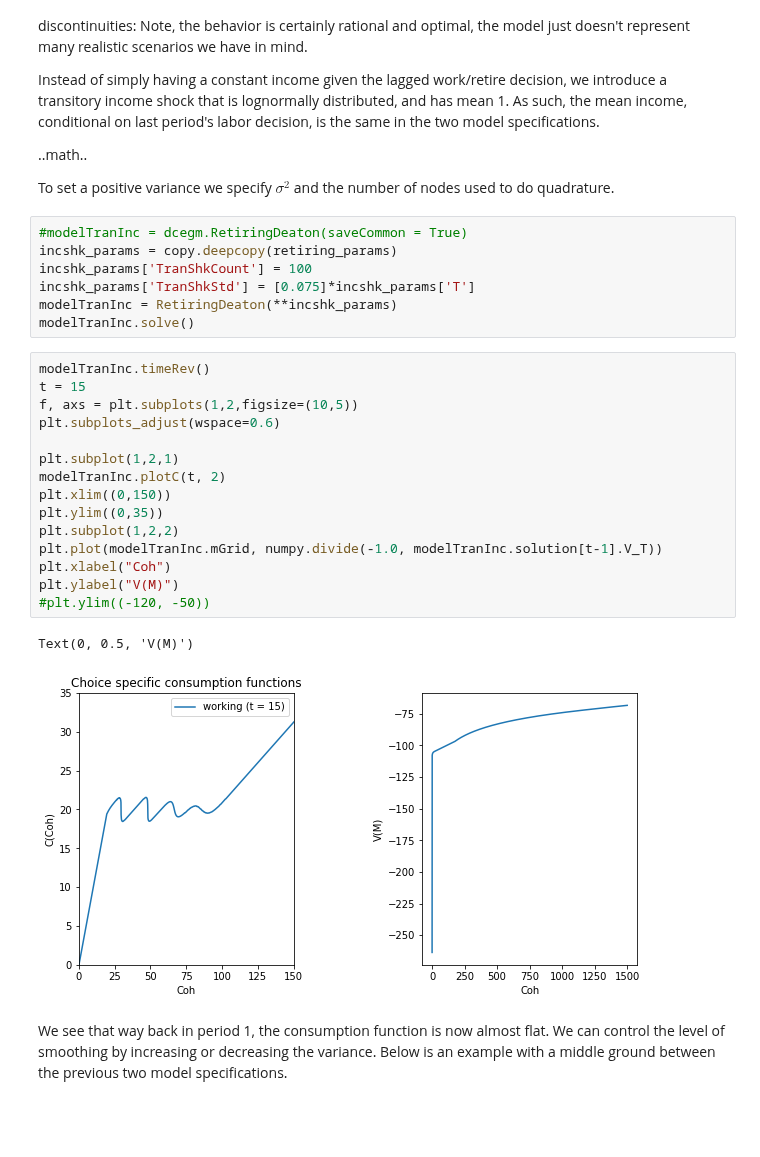
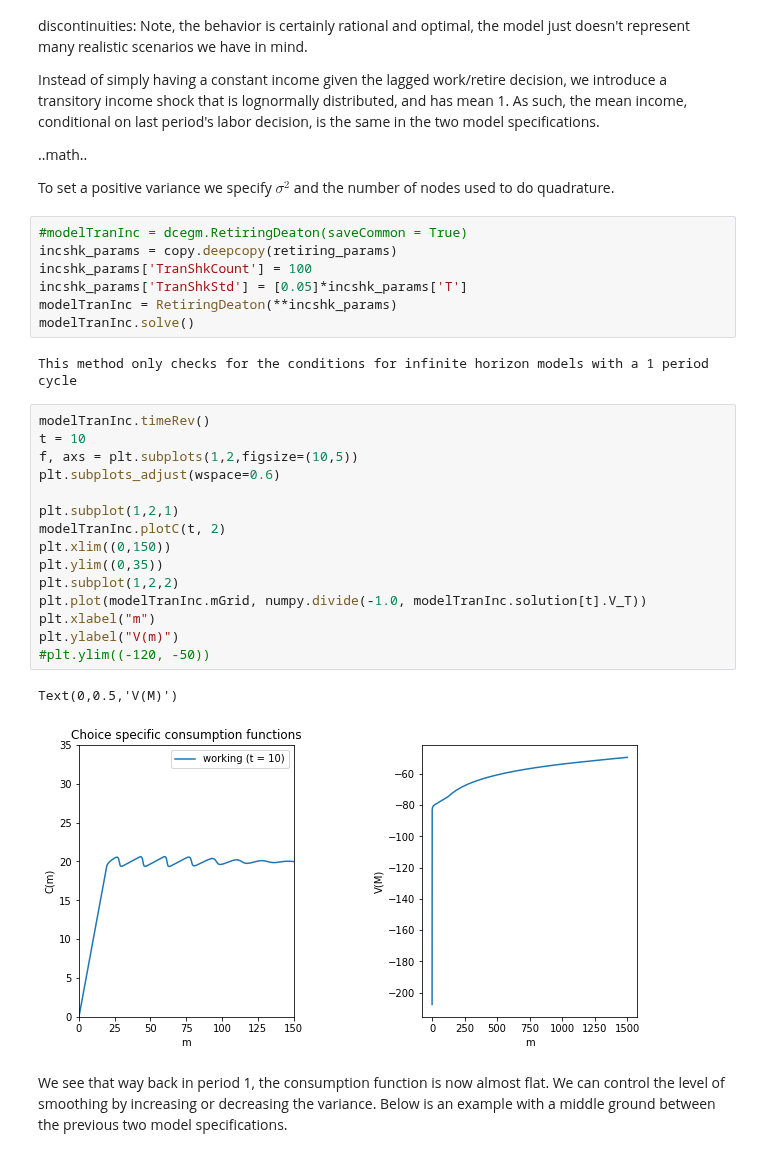
Before and after one commit to econ-ark/REMARK, a Jupyter notebook: REMARKs/EndogenousRetirement/Endogenous-Retirement.ipynb, the cells around one changed output. Cells and saved outputs as stored; diff of their text form; blank space fills up the shorter version.

```diff
--- a/REMARKs/EndogenousRetirement/Endogenous-Retirement.ipynb
+++ b/REMARKs/EndogenousRetirement/Endogenous-Retirement.ipynb
@@ -860,27 +841,29 @@ To set a positive variance we specify $\sigma^2$ and the number of nodes used to
 #modelTranInc = dcegm.RetiringDeaton(saveCommon = True)
 incshk_params = copy.deepcopy(retiring_params)
 incshk_params['TranShkCount'] = 100
-incshk_params['TranShkStd'] = [0.075]*incshk_params['T']
+incshk_params['TranShkStd'] = [0.05]*incshk_params['T']
 modelTranInc = RetiringDeaton(**incshk_params)
 modelTranInc.solve()
+# %% [output]
+This method only checks for the conditions for infinite horizon models with a 1 period cycle
 # %%
 modelTranInc.timeRev()
-t = 15
+t = 10
 f, axs = plt.subplots(1,2,figsize=(10,5))
 plt.subplots_adjust(wspace=0.6)
 
 plt.subplot(1,2,1)
 modelTranInc.plotC(t, 2)
 plt.xlim((0,150))
 plt.ylim((0,35))
 plt.subplot(1,2,2)
-plt.plot(modelTranInc.mGrid, numpy.divide(-1.0, modelTranInc.solution[t-1].V_T))
-plt.xlabel("Coh")
-plt.ylabel("V(M)")
+plt.plot(modelTranInc.mGrid, numpy.divide(-1.0, modelTranInc.solution[t].V_T))
+plt.xlabel("m")
+plt.ylabel("V(m)")
 #plt.ylim((-120, -50))
 # %% [output]
-Text(0, 0.5, 'V(M)')
+Text(0,0.5,'V(M)')
-[figure, old version]
+[figure, new version]
 # %% [markdown]
 We see that way back in period 1, the consumption function is now almost flat. We can control the level of smoothing by increasing or decreasing the variance. Below is an example with a middle ground between the previous two model specifications.
 # %%
```
Also changed, not shown: parts of 14 cells of this notebook, 1 other file.
